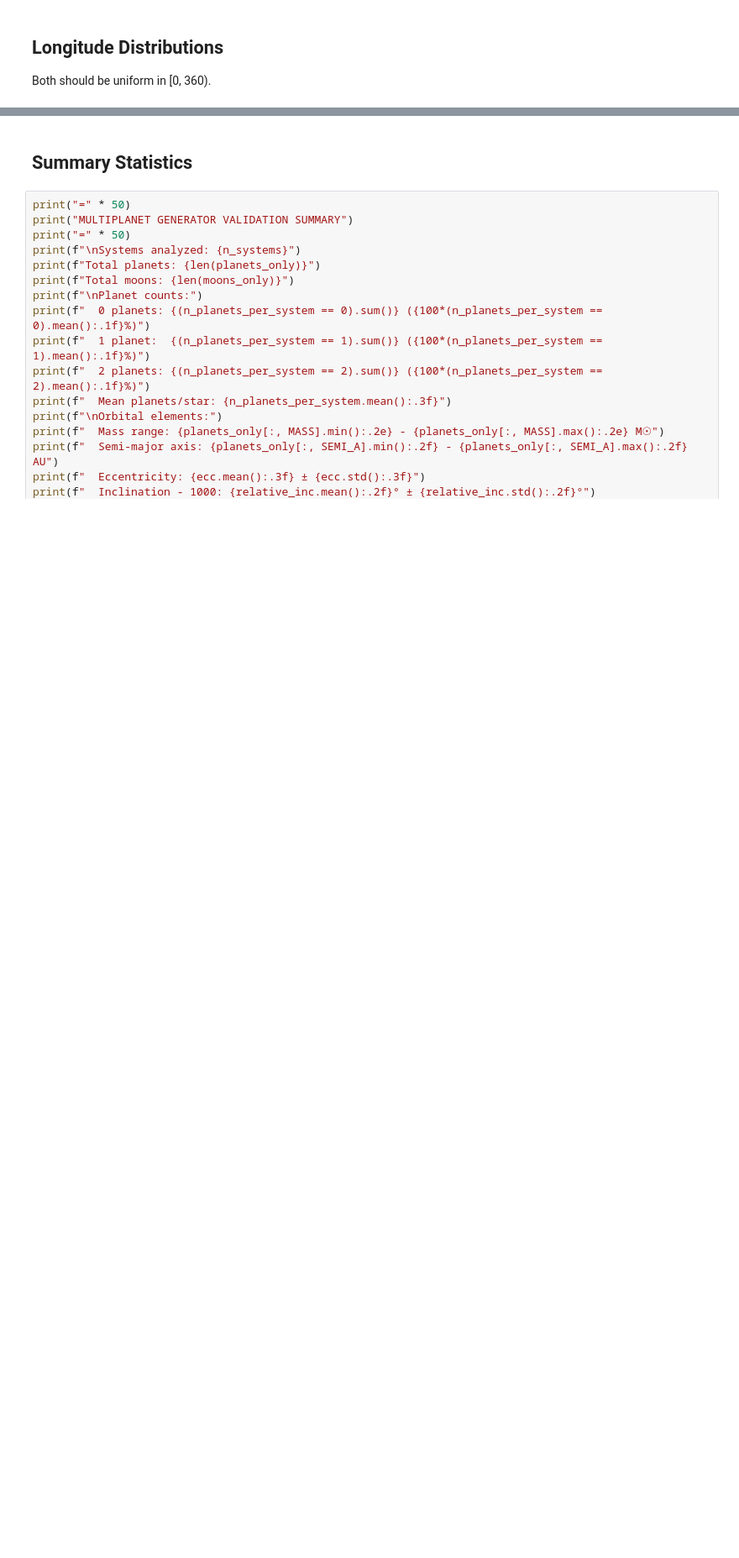
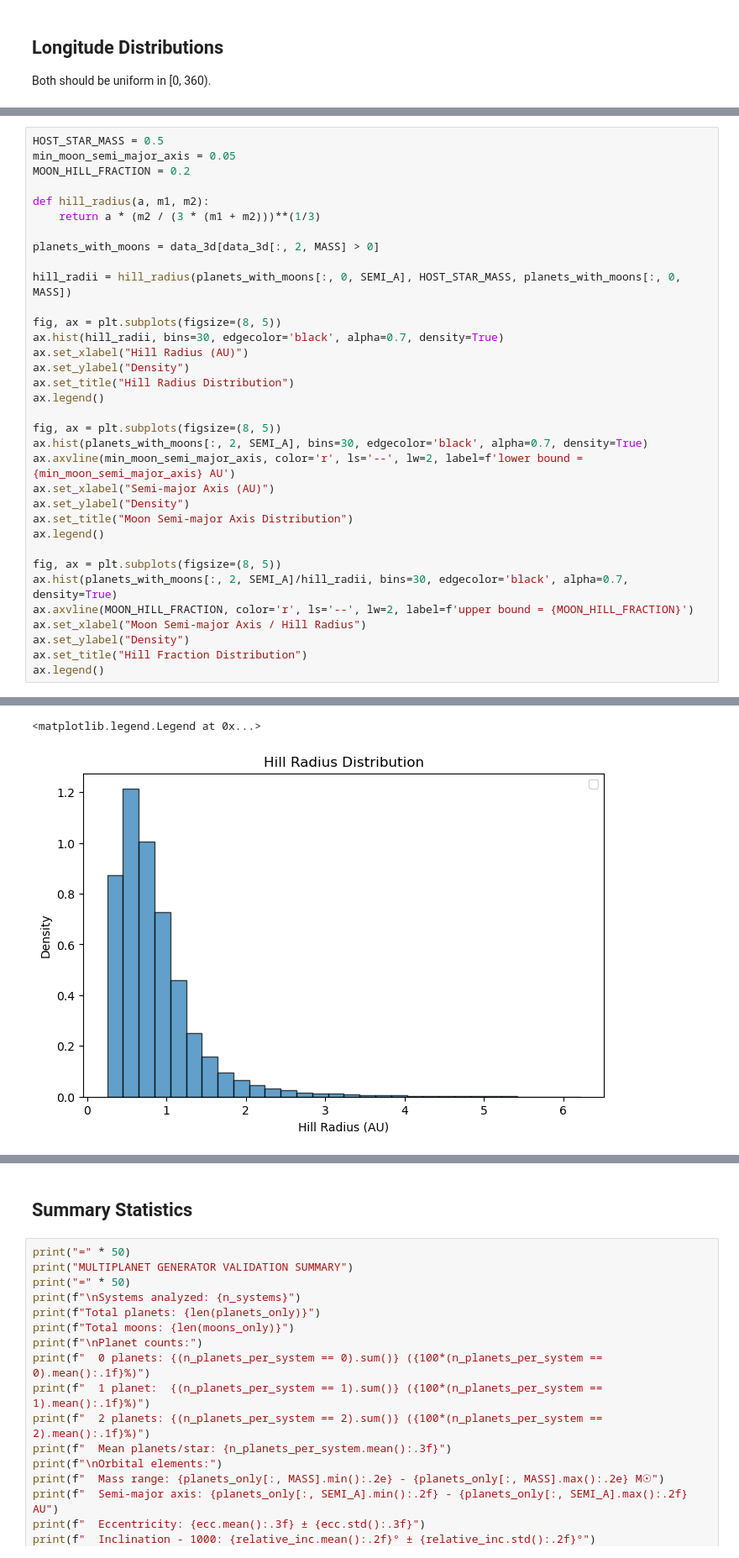
Before and after one commit to acrisp3/gulls-planets, a Jupyter notebook: multiplanet_distribution_check.ipynb, the cells around one changed output, grey strips where cells are left out. Shown at 84% size. Saved outputs shown, nothing was run; the diff lists cells and outputs as text; blank space fills up the shorter version.

```diff
--- a/multiplanet_distribution_check.ipynb
+++ b/multiplanet_distribution_check.ipynb
@@ -262,0 +328,35 @@ plt.show()
+# %%
+HOST_STAR_MASS = 0.5
+min_moon_semi_major_axis = 0.05
+MOON_HILL_FRACTION = 0.2
+
+def hill_radius(a, m1, m2):
+    return a * (m2 / (3 * (m1 + m2)))**(1/3)
+
+planets_with_moons = data_3d[data_3d[:, 2, MASS] > 0]
+
+hill_radii = hill_radius(planets_with_moons[:, 0, SEMI_A], HOST_STAR_MASS, planets_with_moons[:, 0, MASS])
+
+fig, ax = plt.subplots(figsize=(8, 5))
+ax.hist(hill_radii, bins=30, edgecolor='black', alpha=0.7, density=True)
+ax.set_xlabel("Hill Radius (AU)")
+ax.set_ylabel("Density")
+ax.set_title("Hill Radius Distribution")
+ax.legend()
+
+fig, ax = plt.subplots(figsize=(8, 5))
+ax.hist(planets_with_moons[:, 2, SEMI_A], bins=30, edgecolor='black', alpha=0.7, density=True)
+ax.axvline(min_moon_semi_major_axis, color='r', ls='--', lw=2, label=f'lower bound = {min_moon_semi_major_axis} AU')
+ax.set_xlabel("Semi-major Axis (AU)")
+ax.set_ylabel("Density")
+ax.set_title("Moon Semi-major Axis Distribution")
+ax.legend()
+
+fig, ax = plt.subplots(figsize=(8, 5))
+ax.hist(planets_with_moons[:, 2, SEMI_A]/hill_radii, bins=30, edgecolor='black', alpha=0.7, density=True)
+ax.axvline(MOON_HILL_FRACTION, color='r', ls='--', lw=2, label=f'upper bound = {MOON_HILL_FRACTION}')
+ax.set_xlabel("Moon Semi-major Axis / Hill Radius")
+ax.set_ylabel("Density")
+ax.set_title("Hill Fraction Distribution")
+ax.legend()
+# %% [output]
@@ -262,0 +364,2 @@ plt.show()
+<matplotlib.legend.Legend at 0x...>
+[figure, added]
```
Also changed, not shown: parts of 27 cells of this notebook, 1 other file.
